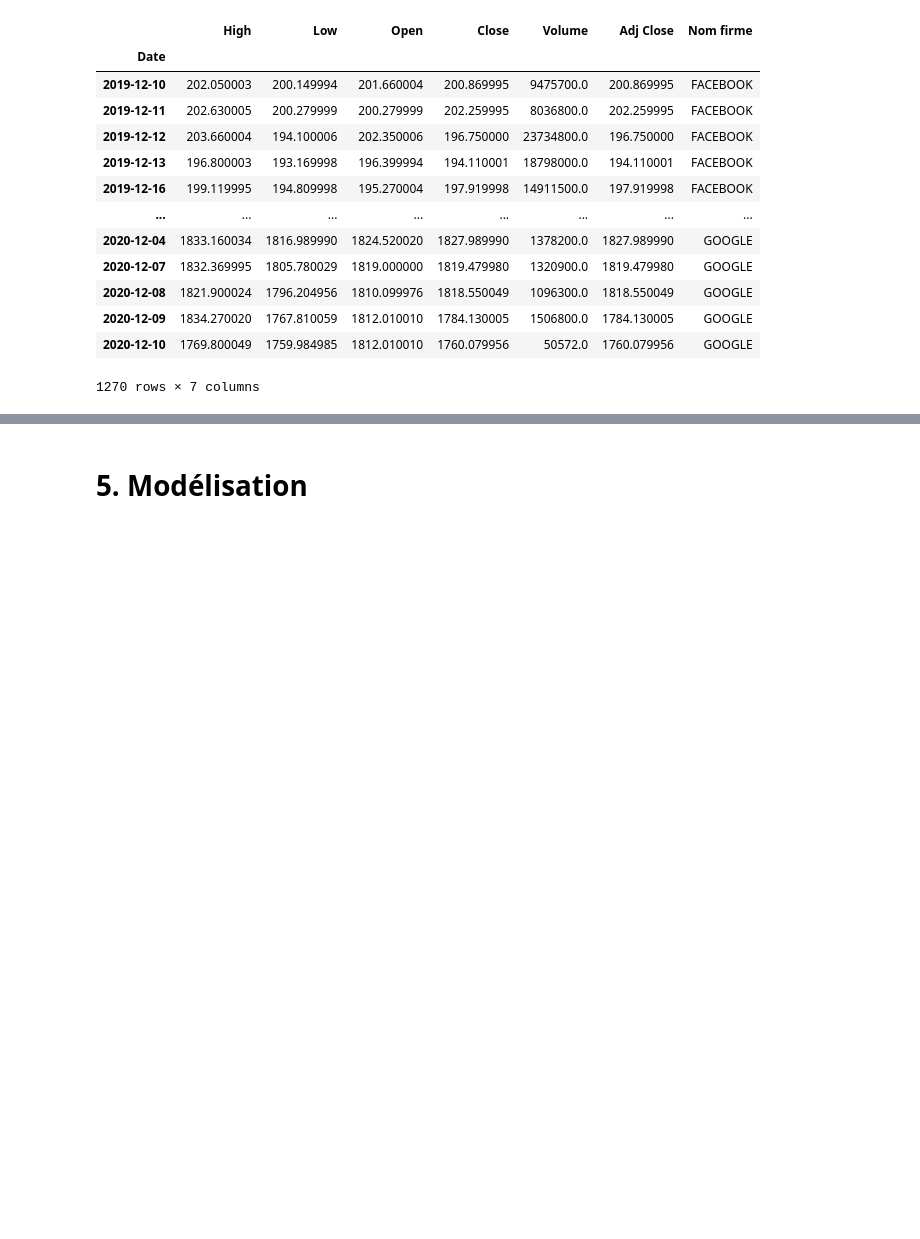
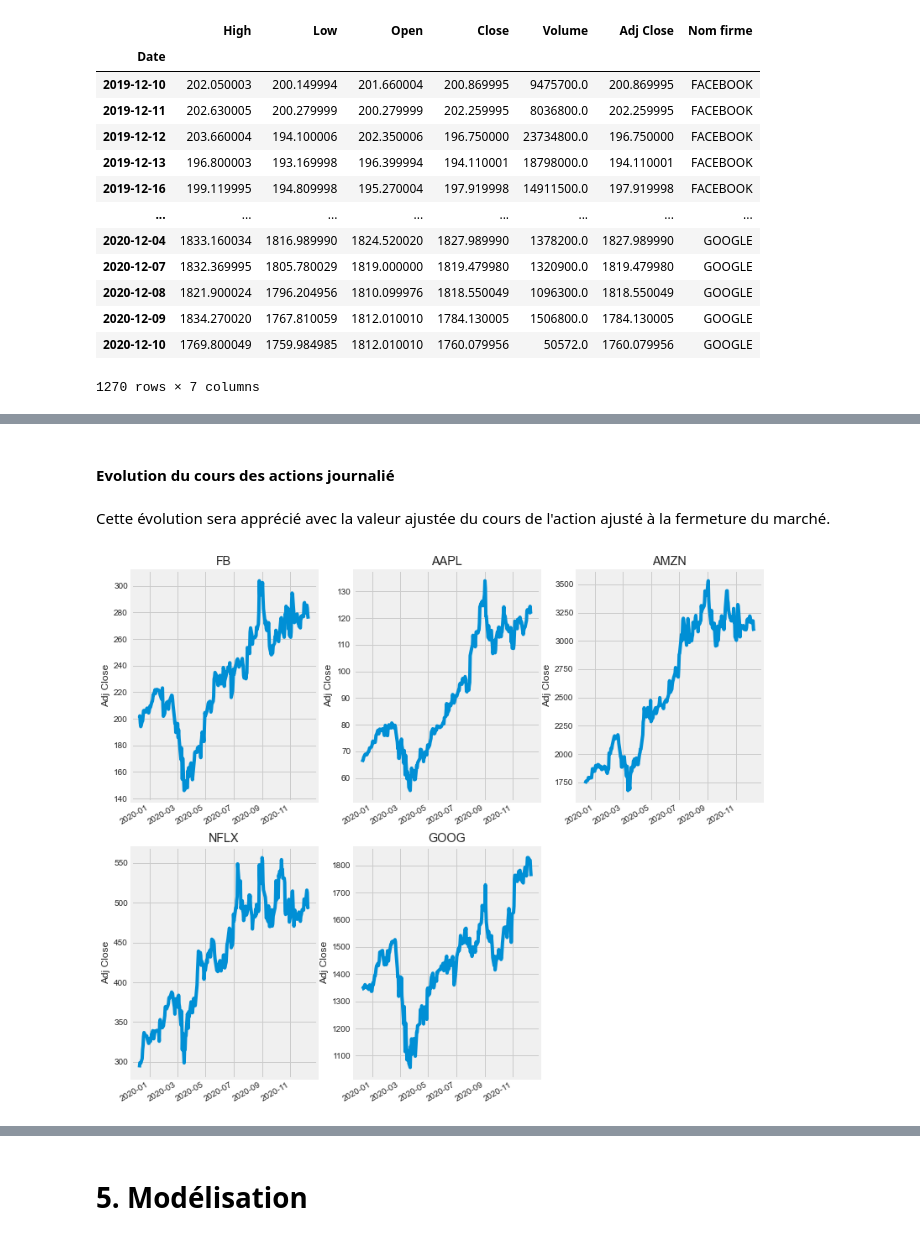
Before and after one commit to lasme-ephrem/pythonproject2a, a Jupyter notebook: notebook_projet_python_lasme_new.ipynb, the cells around one changed output, grey strips where cells are left out. Saved outputs shown, nothing was run; the diff lists cells and outputs as text; code cells hidden in the pictures; blank space fills up the shorter version.

Commit message:
Visualisation (OK)

```diff
--- a/notebook_projet_python_lasme_new.ipynb
+++ b/notebook_projet_python_lasme_new.ipynb
@@ -127,6 +142,19 @@ data
+# %% [markdown]
+#### Evolution du cours des actions journalié
+# %% [markdown]
+Cette évolution sera apprécié avec la valeur ajustée du cours de l'action ajusté à la fermeture du marché.
 # %%
 import matplotlib.pyplot as plt
 import seaborn as sns
-sns.set_style('whitegrid')
-plt.style.use("fivethirtyeight")
-%matplotlib inline
+# %%
+plt.figure(figsize=(12, 8))
+plt.subplots_adjust(top=1.25, bottom=1.2)
+
+for i, firme in enumerate(liste_firme, 1):
+    plt.subplot(2, 3, i)
+    firme['Adj Close'].plot()
+    plt.ylabel('Adj Close')
+    plt.xlabel(None)
+    plt.title(f"{FAANG[i - 1]}")
+# %% [output]
+[figure, added]
```
Also changed, not shown: parts of 12 cells of this notebook.
